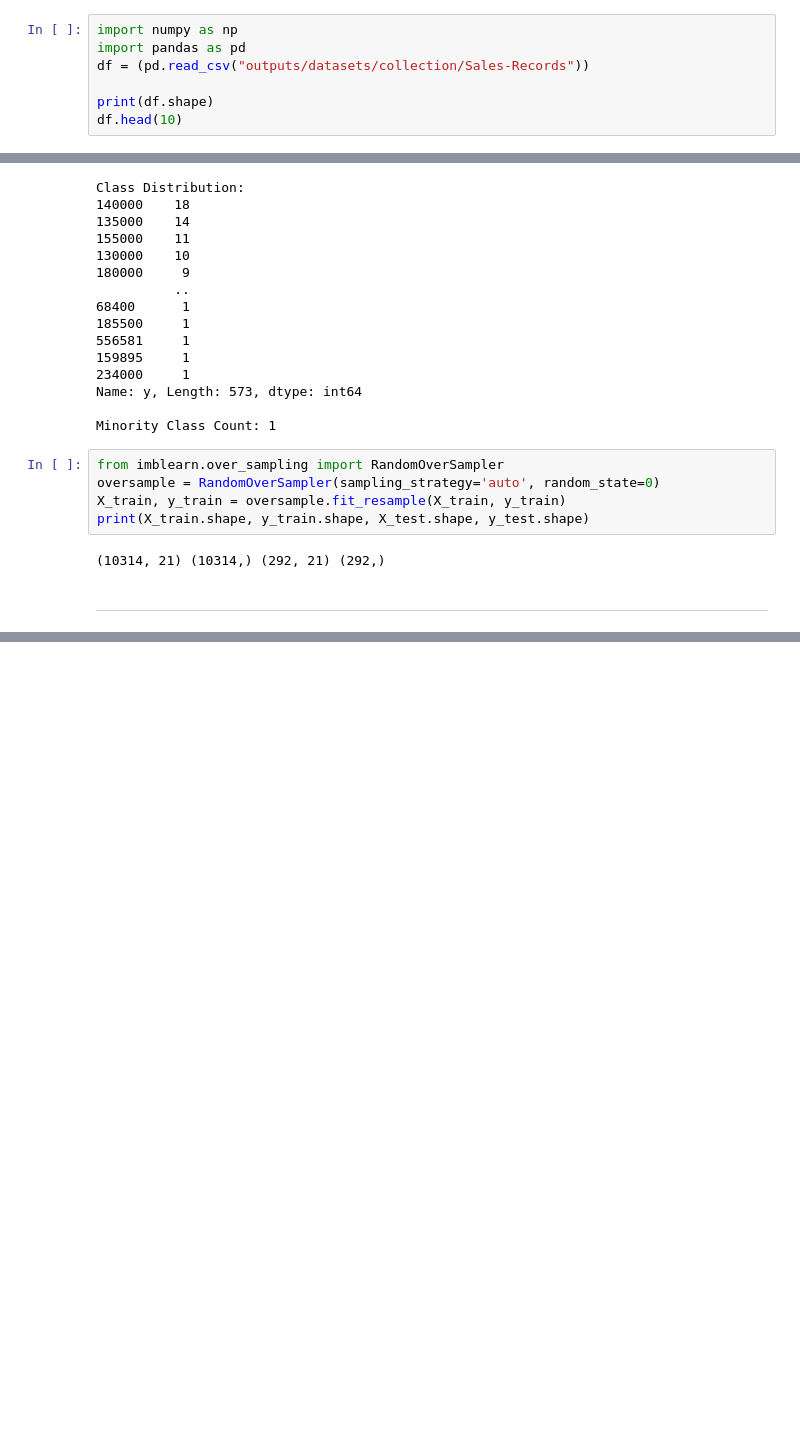
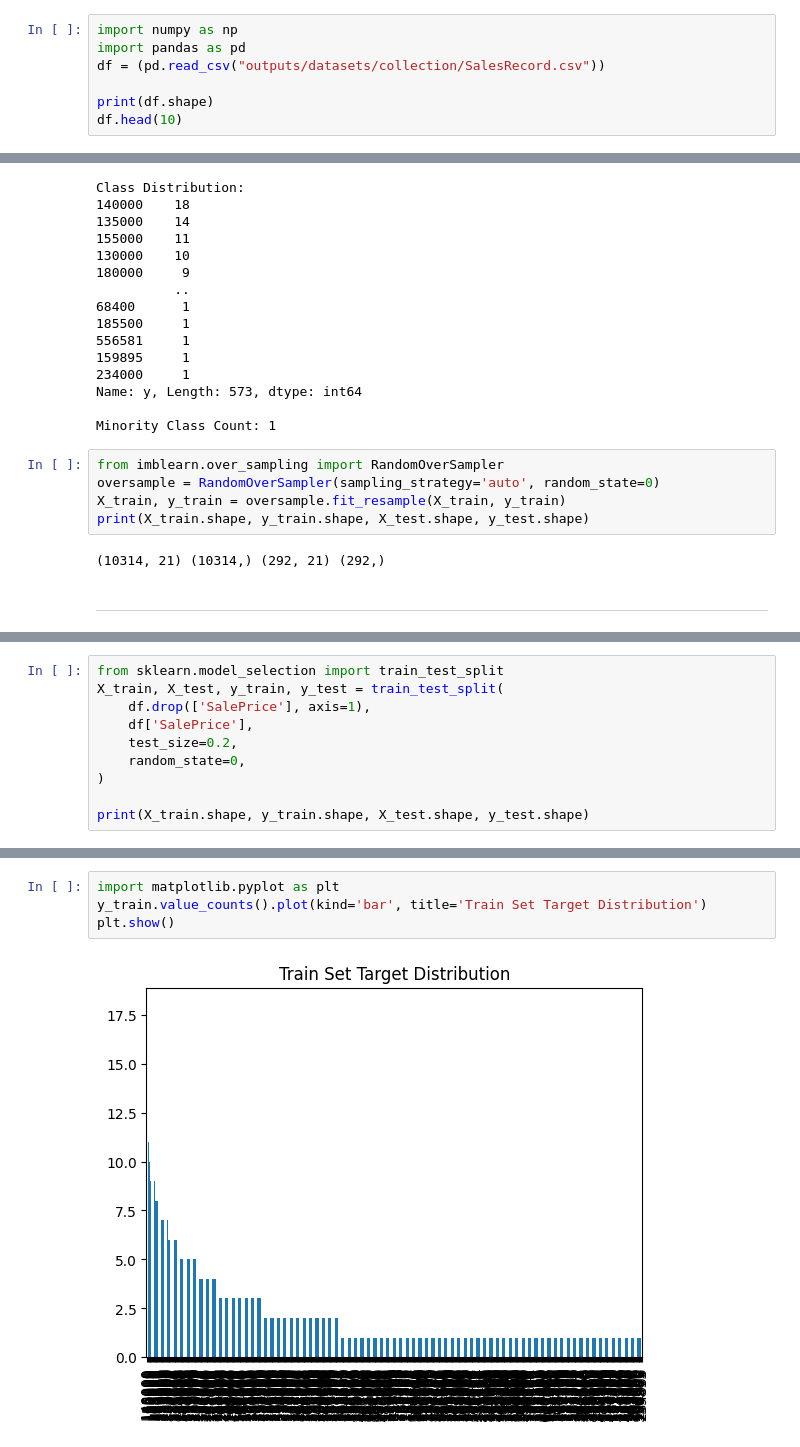
Before and after one commit to simonepietraroia/House-Sales, a Jupyter notebook: jupyter_notebooks/5 - Model and Evaluation.ipynb, the cells around one changed output, grey strips where cells are left out. Saved outputs shown, nothing was run; the diff lists cells and outputs as text; blank space fills up the shorter version.

```diff
--- a/jupyter_notebooks/5 - Model and Evaluation.ipynb
+++ b/jupyter_notebooks/5 - Model and Evaluation.ipynb
@@ -44,7 +44,7 @@ current_dir
 # %%
 import numpy as np
 import pandas as pd
-df = (pd.read_csv("outputs/datasets/collection/Sales-Records"))
+df = (pd.read_csv("outputs/datasets/collection/SalesRecord.csv"))
 
 print(df.shape)
 df.head(10)
@@ -292,0 +460,10 @@ grid_search_summary
+# %%
+from sklearn.model_selection import train_test_split
+X_train, X_test, y_train, y_test = train_test_split(
+    df.drop(['SalePrice'], axis=1),
+    df['SalePrice'],
+    test_size=0.2,
+    random_state=0,
+)
+
+print(X_train.shape, y_train.shape, X_test.shape, y_test.shape)
@@ -292,0 +484,6 @@ grid_search_summary
+# %%
+import matplotlib.pyplot as plt
+y_train.value_counts().plot(kind='bar', title='Train Set Target Distribution')
+plt.show()
+# %% [output]
+[figure, added]
```
Also changed, not shown: parts of 31 cells of this notebook, 1 other file.
